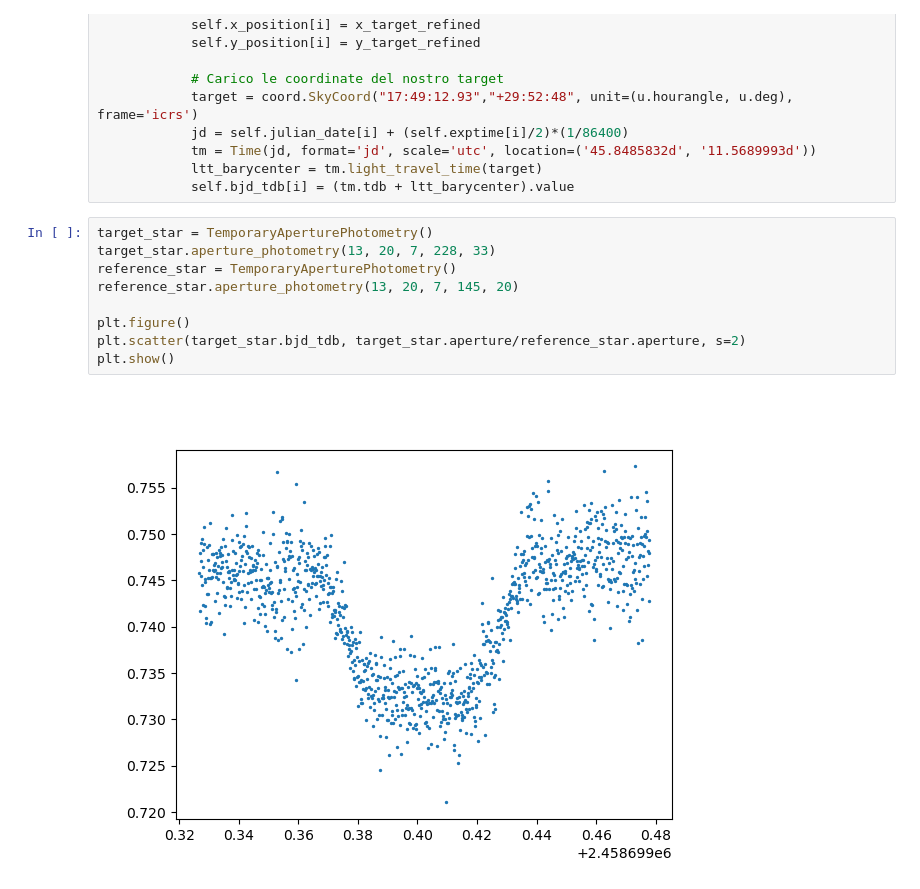
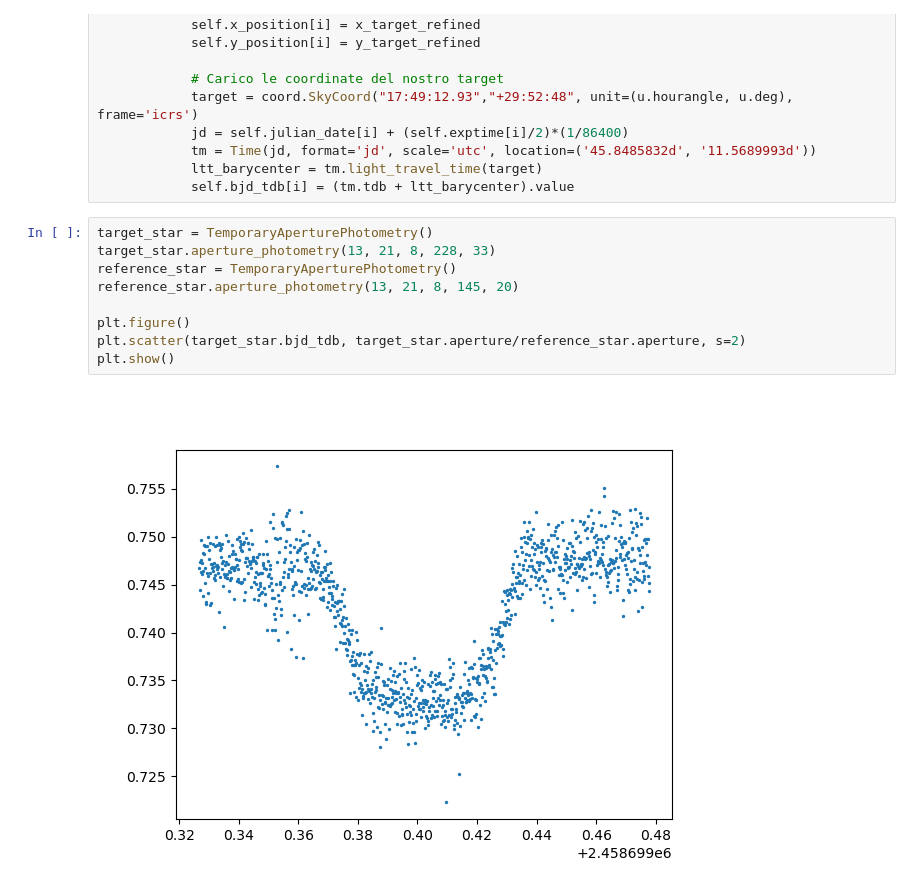
Before and after one commit to LFiaccadori/Astrolab2, a Jupyter notebook: 06 - Aperture Photometry Python Class.ipynb, the cells around one changed output. Drawn from its saved outputs; the diff is of its cells as text.

```diff
--- a/06 - Aperture Photometry Python Class.ipynb
+++ b/06 - Aperture Photometry Python Class.ipynb
@@ -949,12 +949,12 @@ class TemporaryAperturePhotometry:
             self.bjd_tdb[i] = (tm.tdb + ltt_barycenter).value
 # %%
 target_star = TemporaryAperturePhotometry()
-target_star.aperture_photometry(13, 20, 7, 228, 33)
+target_star.aperture_photometry(13, 21, 8, 228, 33)
 reference_star = TemporaryAperturePhotometry()
-reference_star.aperture_photometry(13, 20, 7, 145, 20)
+reference_star.aperture_photometry(13, 21, 8, 145, 20)
 
 plt.figure()
 plt.scatter(target_star.bjd_tdb, target_star.aperture/reference_star.aperture, s=2)
 plt.show()
 # %% [output]
-[figure, old version]
+[figure, new version]
```
Also changed, not shown: 2 other files.
